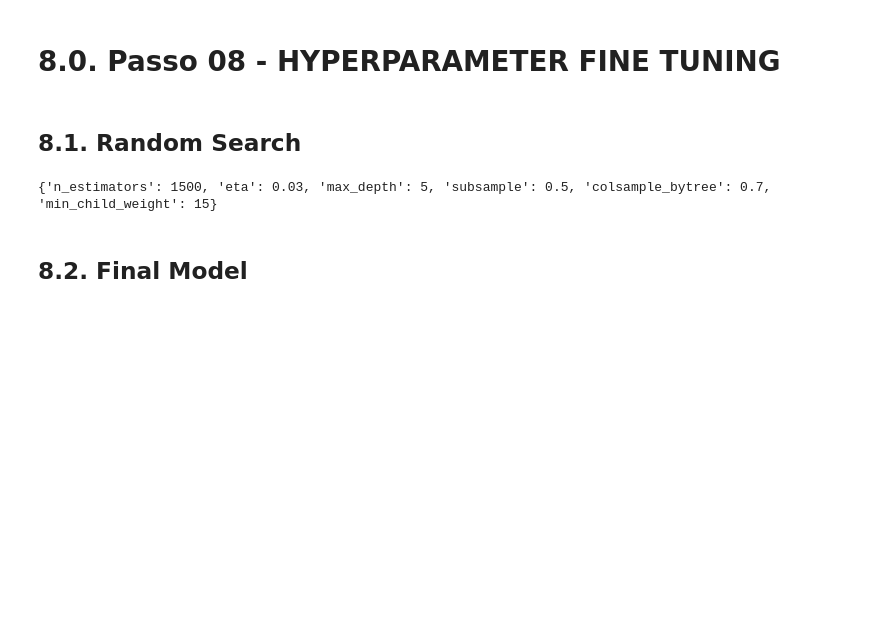
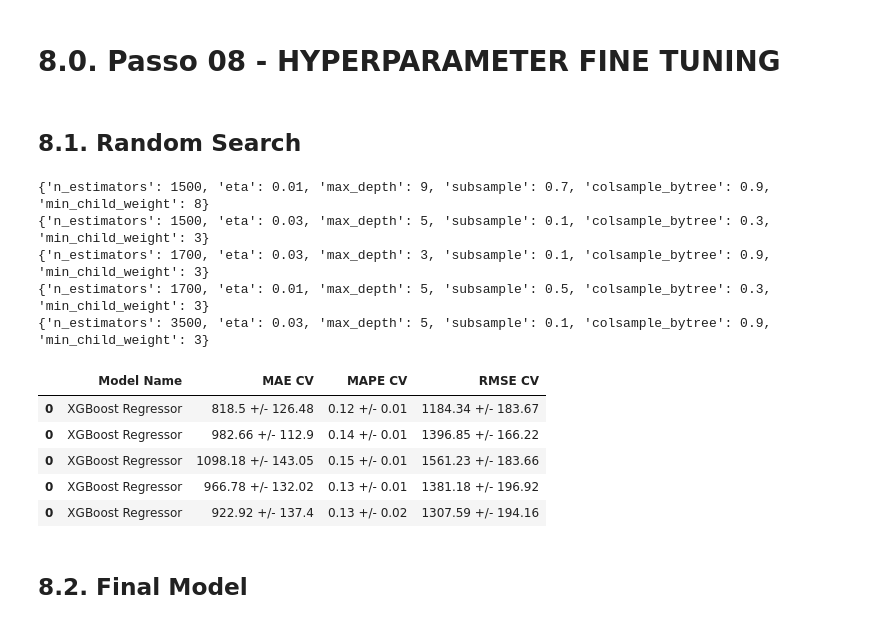
Before and after one commit to TiagoTuk/ds_producao, a Jupyter notebook: store_sales_prediction.ipynb, the cells around one changed output. Drawn from its saved outputs; the diff is of its cells as text; code cells hidden in the pictures; blank space fills up the shorter version.

```diff
--- a/store_sales_prediction.ipynb
+++ b/store_sales_prediction.ipynb
@@ -1265,25 +1269,35 @@ MAX_EVAL = 5
 # %%
-final_result = pd.DataFrame()
+#final_result = pd.DataFrame()
 
-for i in range ( MAX_EVAL ):
+#for i in range ( MAX_EVAL ):
     # escolha de parametros aleatoriamente
-    hp ={ k: random.sample( v, 1 )[0] for k, v in param.items()}
-    print( hp )
+#    hp ={ k: random.sample( v, 1 )[0] for k, v in param.items()}
+#    print( hp )
     # model
-    model_xgb = xgb.XGBRegressor( objective='reg:squarederror',
-                                  n_estimators= hp['n_estimators'] ,
-                                  eta= hp['eta'],
-                                  max_depth= hp['max_depth'],
-                                  subsample= hp['subsample'],
-                                  colsample_bytree= hp['colsample_bytree'],
-                                  min_child_weight= hp['min_child_weight'] )
-
-    # performance
-    result = cross_validation( x_training, 5, 'XGBoost Regressor', model_xgb, verbose=False )
-    final_result = pd.concat( [final_result, Result])
-
-final_result
+#    model_xgb = xgb.XGBRegressor( objective='reg:squarederror',
+#                                  n_estimators= hp['n_estimators'] ,
+#                                  eta= hp['eta'],
+#                                  max_depth= hp['max_depth'],
+#                                  subsample= hp['subsample'],
+#                                  colsample_bytree= hp['colsample_bytree'],
+#                                  min_child_weight= hp['min_child_weight'] )
+#
+#    # performance
+#    result = cross_validation( x_training, 5, 'XGBoost Regressor', model_xgb, verbose=False )
+#    final_result = pd.concat( [final_result, result])
+#
+#final_result
 # %% [output]
-{'n_estimators': 1500, 'eta': 0.03, 'max_depth': 5, 'subsample': 0.5, 'colsample_bytree': 0.7, 'min_child_weight': 15}
+{'n_estimators': 1500, 'eta': 0.01, 'max_depth': 9, 'subsample': 0.7, 'colsample_bytree': 0.9, 'min_child_weight': 8}
+{'n_estimators': 1500, 'eta': 0.03, 'max_depth': 5, 'subsample': 0.1, 'colsample_bytree': 0.3, 'min_child_weight': 3}
+{'n_estimators': 1700, 'eta': 0.03, 'max_depth': 3, 'subsample': 0.1, 'colsample_bytree': 0.9, 'min_child_weight': 3}
+{'n_estimators': 1700, 'eta': 0.01, 'max_depth': 5, 'subsample': 0.5, 'colsample_bytree': 0.3, 'min_child_weight': 3}
+{'n_estimators': 3500, 'eta': 0.03, 'max_depth': 5, 'subsample': 0.1, 'colsample_bytree': 0.9, 'min_child_weight': 3}
+|  | Model Name | MAE CV | MAPE CV | RMSE CV |
+| 0 | XGBoost Regressor | 818.5 +/- 126.48 | 0.12 +/- 0.01 | 1184.34 +/- 183.67 |
+| 0 | XGBoost Regressor | 982.66 +/- 112.9 | 0.14 +/- 0.01 | 1396.85 +/- 166.22 |
+| 0 | XGBoost Regressor | 1098.18 +/- 143.05 | 0.15 +/- 0.01 | 1561.23 +/- 183.66 |
+| 0 | XGBoost Regressor | 966.78 +/- 132.02 | 0.13 +/- 0.01 | 1381.18 +/- 196.92 |
+| 0 | XGBoost Regressor | 922.92 +/- 137.4 | 0.13 +/- 0.02 | 1307.59 +/- 194.16 |
 # %% [markdown]
 ## 8.2. Final Model
```
Also changed, not shown: parts of 24 cells of this notebook.
